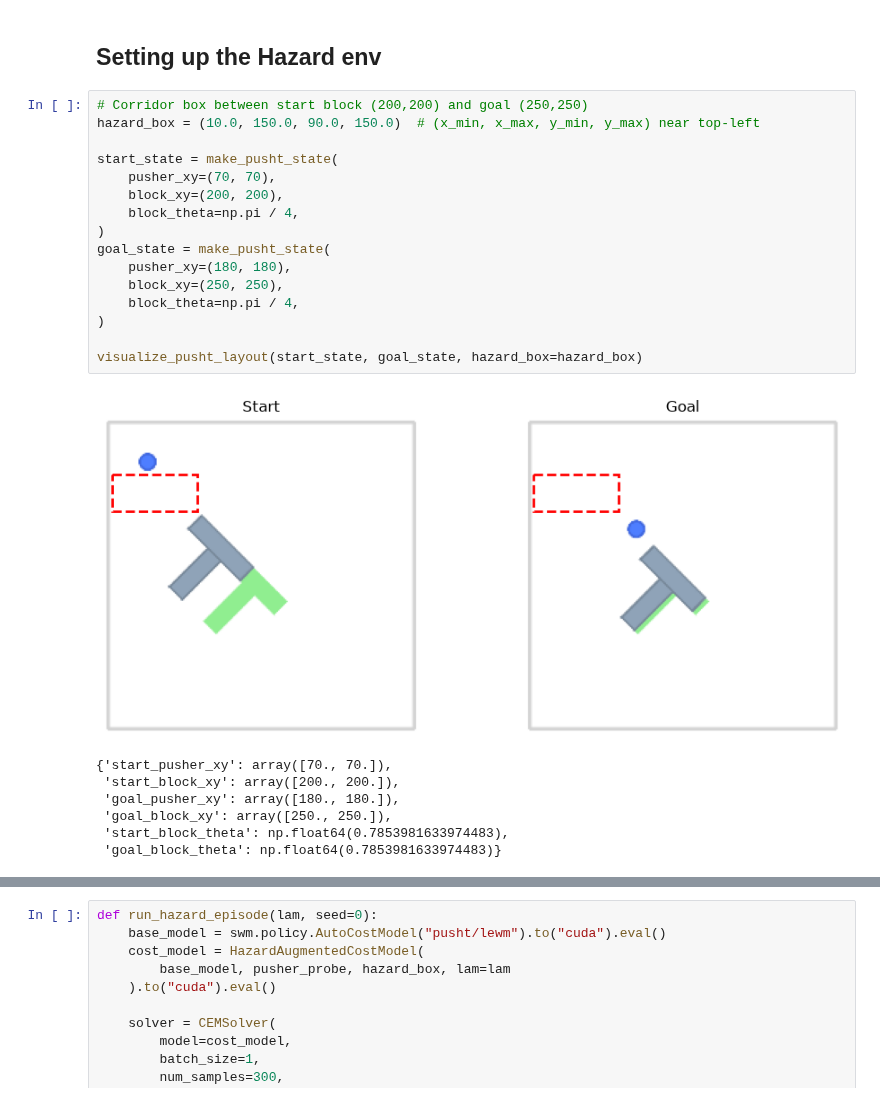
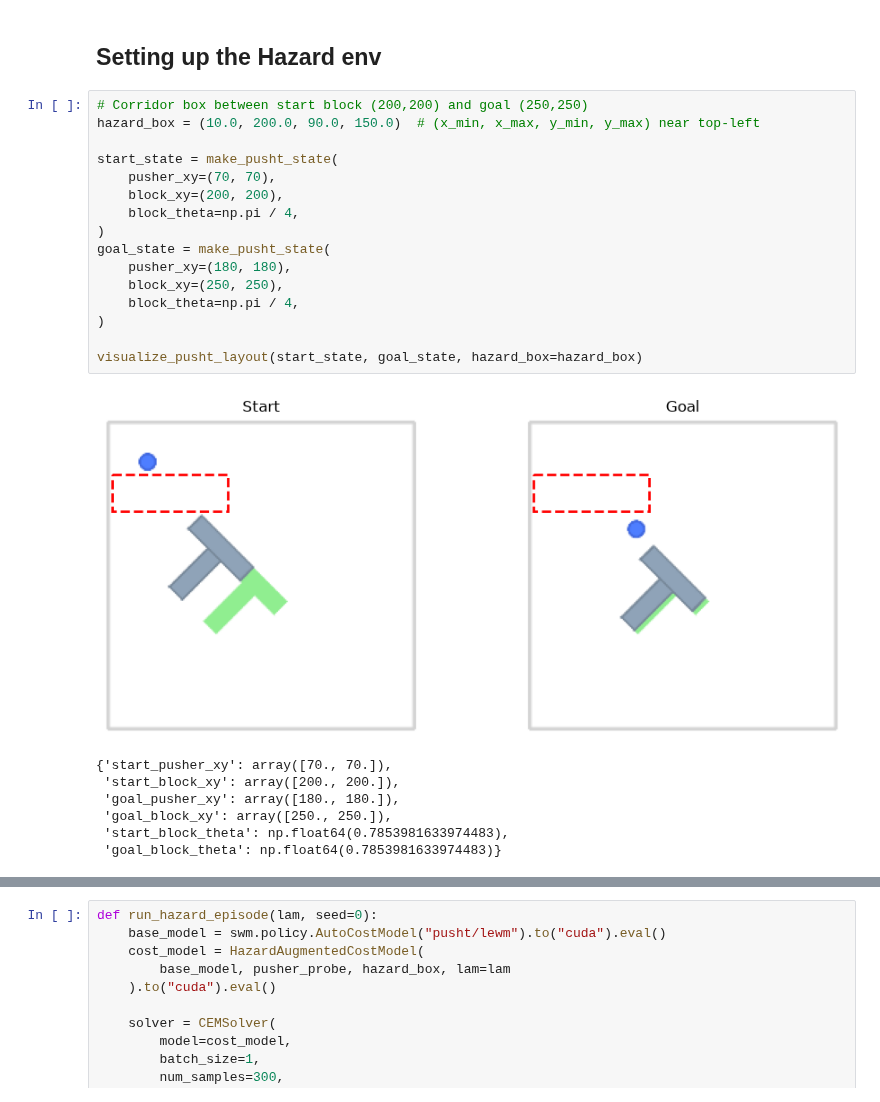
Before and after one commit to Sachin2911/Safety-Dial, a Jupyter notebook: experiments/LinearProbeAndAvoidance.ipynb, the cells around one changed output, grey strips where cells are left out. Drawn from its saved outputs; the diff is of its cells as text.

```diff
--- a/experiments/LinearProbeAndAvoidance.ipynb
+++ b/experiments/LinearProbeAndAvoidance.ipynb
@@ -375,22 +375,22 @@ steps: 50
 ## Setting up the Hazard env
 # %%
 # Corridor box between start block (200,200) and goal (250,250)
-hazard_box = (10.0, 150.0, 90.0, 150.0)  # (x_min, x_max, y_min, y_max) near top-left
+hazard_box = (10.0, 200.0, 90.0, 150.0)  # (x_min, x_max, y_min, y_max) near top-left
 
 start_state = make_pusht_state(
     pusher_xy=(70, 70),
     block_xy=(200, 200),
     block_theta=np.pi / 4,
 )
 goal_state = make_pusht_state(
     pusher_xy=(180, 180),
     block_xy=(250, 250),
     block_theta=np.pi / 4,
 )
 
 visualize_pusht_layout(start_state, goal_state, hazard_box=hazard_box)
 # %% [output]
-[figure, old version]
+[figure, new version]
 {'start_pusher_xy': array([70., 70.]),
  'start_block_xy': array([200., 200.]),
  'goal_pusher_xy': array([180., 180.]),
```
Also changed, not shown: parts of 2 cells of this notebook, 1 other file.
